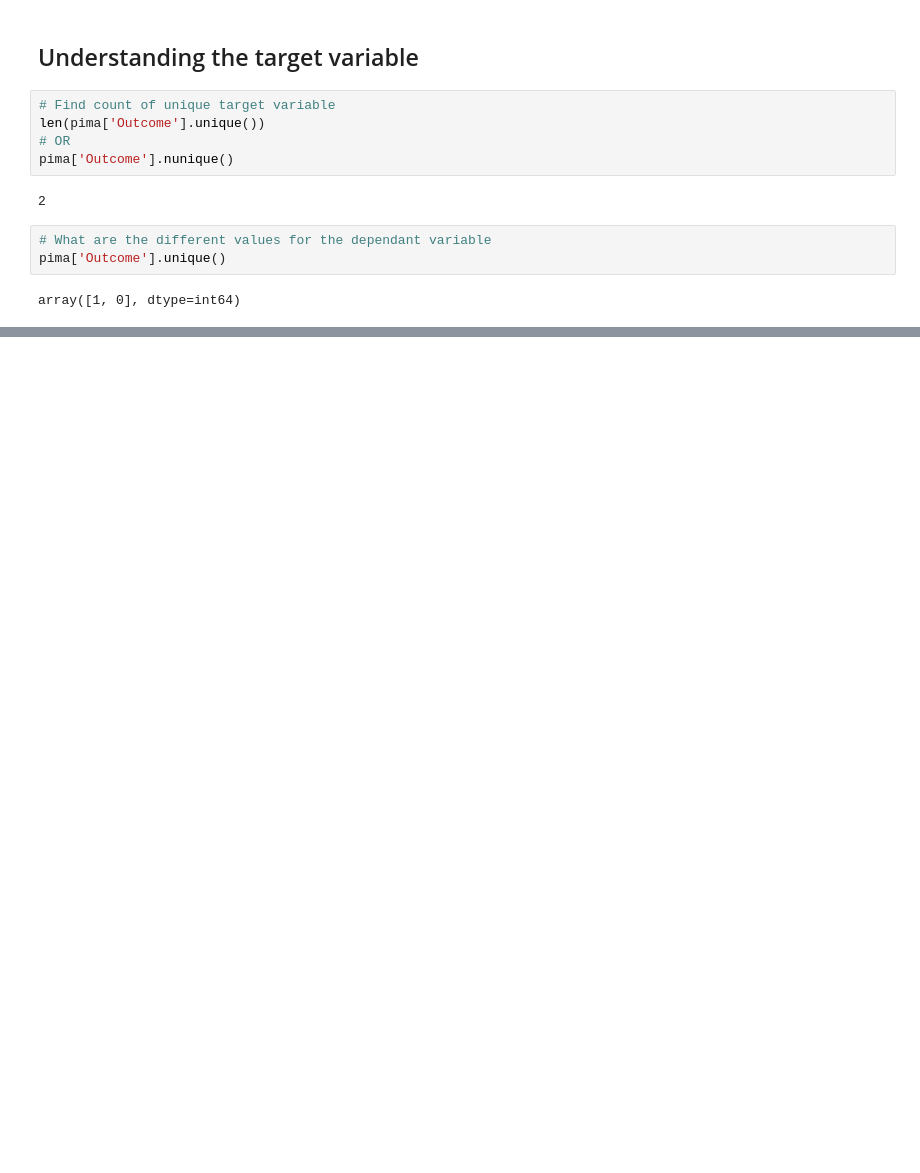
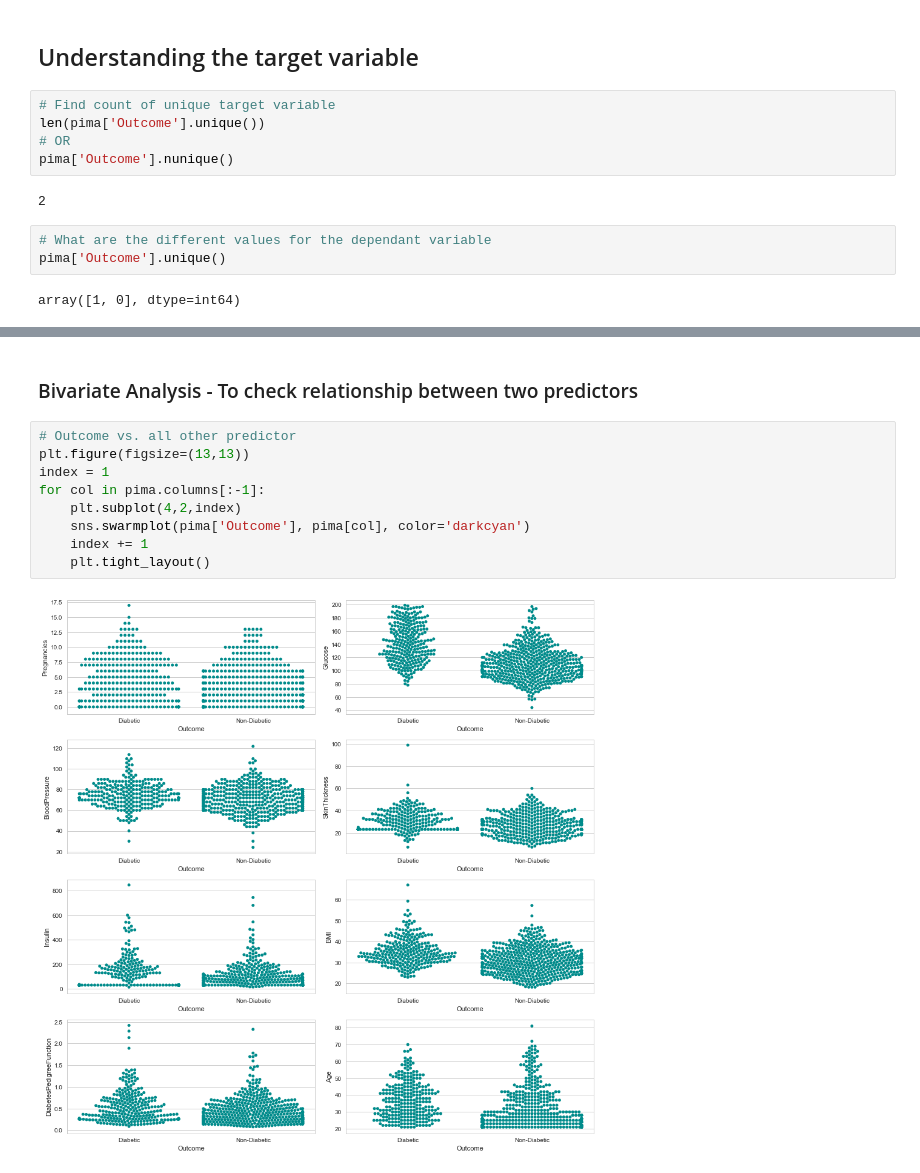
Before and after one commit to theakshaydas/PGP-AIML, a Jupyter notebook: CaseStudies/03-PimaDiabetes/Pima Diabetes - Case Study.ipynb, the cells around one changed output, grey strips where cells are left out. Drawn from its saved outputs; the diff is of its cells as text; blank space fills up the shorter version.

```diff
--- a/CaseStudies/03-PimaDiabetes/Pima Diabetes - Case Study.ipynb
+++ b/CaseStudies/03-PimaDiabetes/Pima Diabetes - Case Study.ipynb
@@ -180,0 +319,13 @@ pima.head()
+# %% [markdown]
+### Bivariate Analysis - To check relationship between two predictors
+# %%
+# Outcome vs. all other predictor
+plt.figure(figsize=(13,13))
+index = 1
+for col in pima.columns[:-1]:
+    plt.subplot(4,2,index)
+    sns.swarmplot(pima['Outcome'], pima[col], color='darkcyan')
+    index += 1
+    plt.tight_layout()
+# %% [output]
+[figure, added]
```
Also changed, not shown: parts of 43 cells of this notebook.
